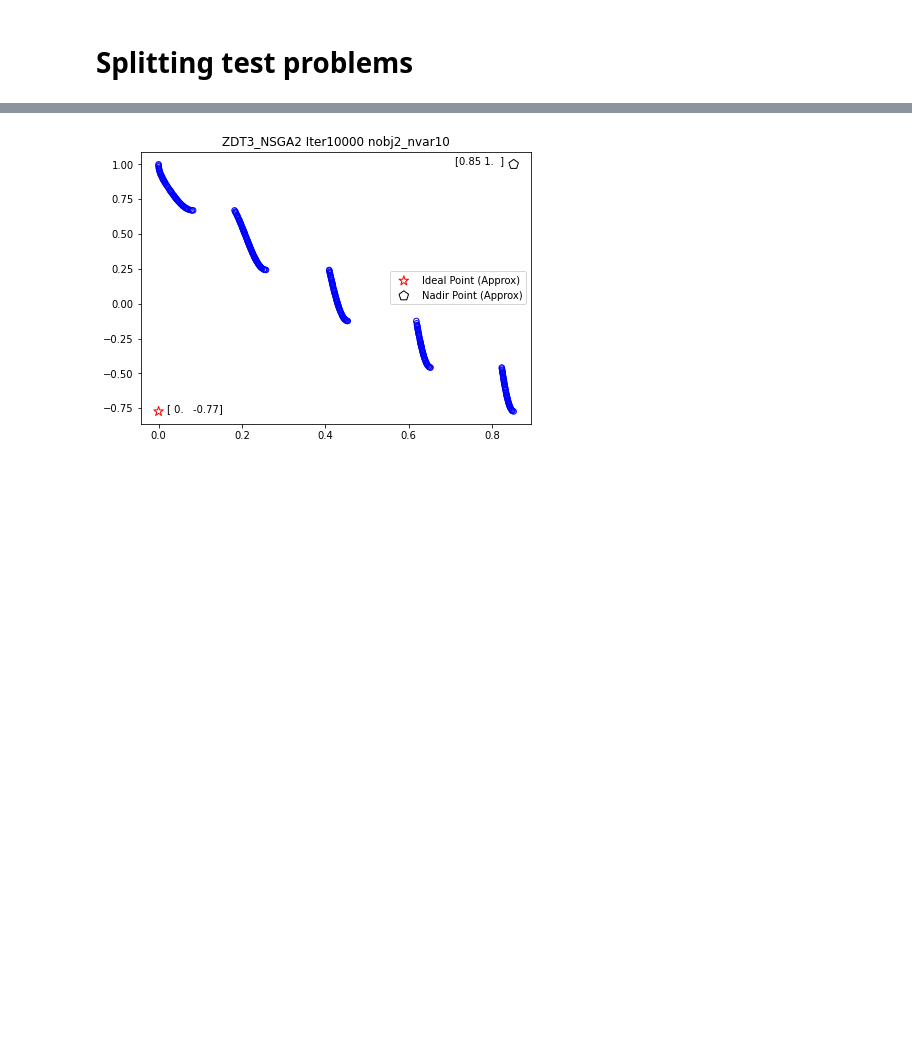
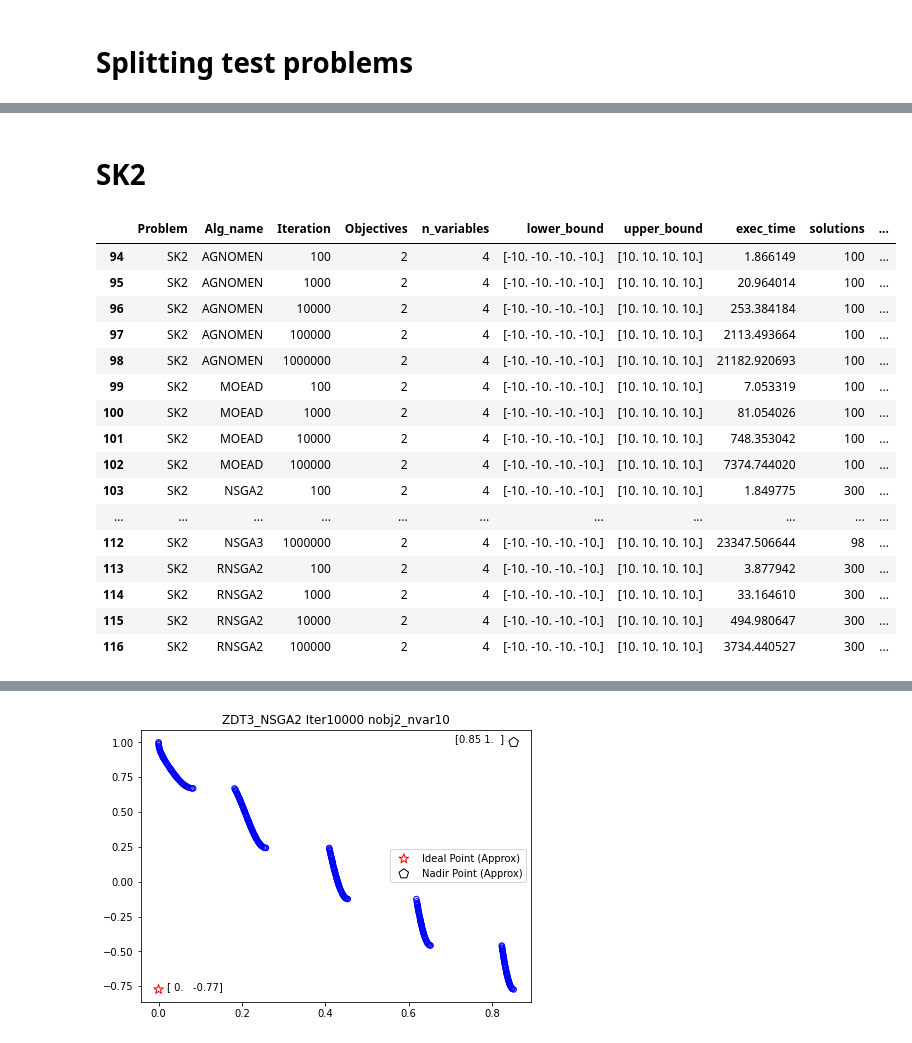
Before and after one commit to wuyoscar/Multi-Obj_Optimization, a Jupyter notebook: Result/process_result.ipynb, the cells around one changed output, grey strips where cells are left out. Drawn from its saved outputs; the diff is of its cells as text; code cells hidden in the pictures; blank space fills up the shorter version.

```diff
--- a/Result/process_result.ipynb
+++ b/Result/process_result.ipynb
@@ -50,0 +128,23 @@ array(['KUR1', 'LTDZ1', 'SK2', 'TKLY1', 'VU1', 'VU2', 'ZDT1', 'ZDT2',
+# %% [markdown]
+# SK2
+# %%
+sk2 = splits[2][1]
+sk2
+# %% [output]
+|  | Problem | Alg_name | Iteration | Objectives | n_variables | lower_bound | upper_bound | exec_time | solutions | ... |
+| 94 | SK2 | AGNOMEN | 100 | 2 | 4 | [-10. -10. -10. -10.] | [10. 10. 10. 10.] | 1.866149 | 100 | ... |
+| 95 | SK2 | AGNOMEN | 1000 | 2 | 4 | [-10. -10. -10. -10.] | [10. 10. 10. 10.] | 20.964014 | 100 | ... |
+| 96 | SK2 | AGNOMEN | 10000 | 2 | 4 | [-10. -10. -10. -10.] | [10. 10. 10. 10.] | 253.384184 | 100 | ... |
+| 97 | SK2 | AGNOMEN | 100000 | 2 | 4 | [-10. -10. -10. -10.] | [10. 10. 10. 10.] | 2113.493664 | 100 | ... |
+| 98 | SK2 | AGNOMEN | 1000000 | 2 | 4 | [-10. -10. -10. -10.] | [10. 10. 10. 10.] | 21182.920693 | 100 | ... |
+| 99 | SK2 | MOEAD | 100 | 2 | 4 | [-10. -10. -10. -10.] | [10. 10. 10. 10.] | 7.053319 | 100 | ... |
+| 100 | SK2 | MOEAD | 1000 | 2 | 4 | [-10. -10. -10. -10.] | [10. 10. 10. 10.] | 81.054026 | 100 | ... |
+| 101 | SK2 | MOEAD | 10000 | 2 | 4 | [-10. -10. -10. -10.] | [10. 10. 10. 10.] | 748.353042 | 100 | ... |
+| 102 | SK2 | MOEAD | 100000 | 2 | 4 | [-10. -10. -10. -10.] | [10. 10. 10. 10.] | 7374.744020 | 100 | ... |
+| 103 | SK2 | NSGA2 | 100 | 2 | 4 | [-10. -10. -10. -10.] | [10. 10. 10. 10.] | 1.849775 | 300 | ... |
+| ... | ... | ... | ... | ... | ... | ... | ... | ... | ... | ... |
+| 112 | SK2 | NSGA3 | 1000000 | 2 | 4 | [-10. -10. -10. -10.] | [10. 10. 10. 10.] | 23347.506644 | 98 | ... |
+| 113 | SK2 | RNSGA2 | 100 | 2 | 4 | [-10. -10. -10. -10.] | [10. 10. 10. 10.] | 3.877942 | 300 | ... |
+| 114 | SK2 | RNSGA2 | 1000 | 2 | 4 | [-10. -10. -10. -10.] | [10. 10. 10. 10.] | 33.164610 | 300 | ... |
+| 115 | SK2 | RNSGA2 | 10000 | 2 | 4 | [-10. -10. -10. -10.] | [10. 10. 10. 10.] | 494.980647 | 300 | ... |
+| 116 | SK2 | RNSGA2 | 100000 | 2 | 4 | [-10. -10. -10. -10.] | [10. 10. 10. 10.] | 3734.440527 | 300 | ... |
```
Also changed, not shown: parts of 16 cells of this notebook.
